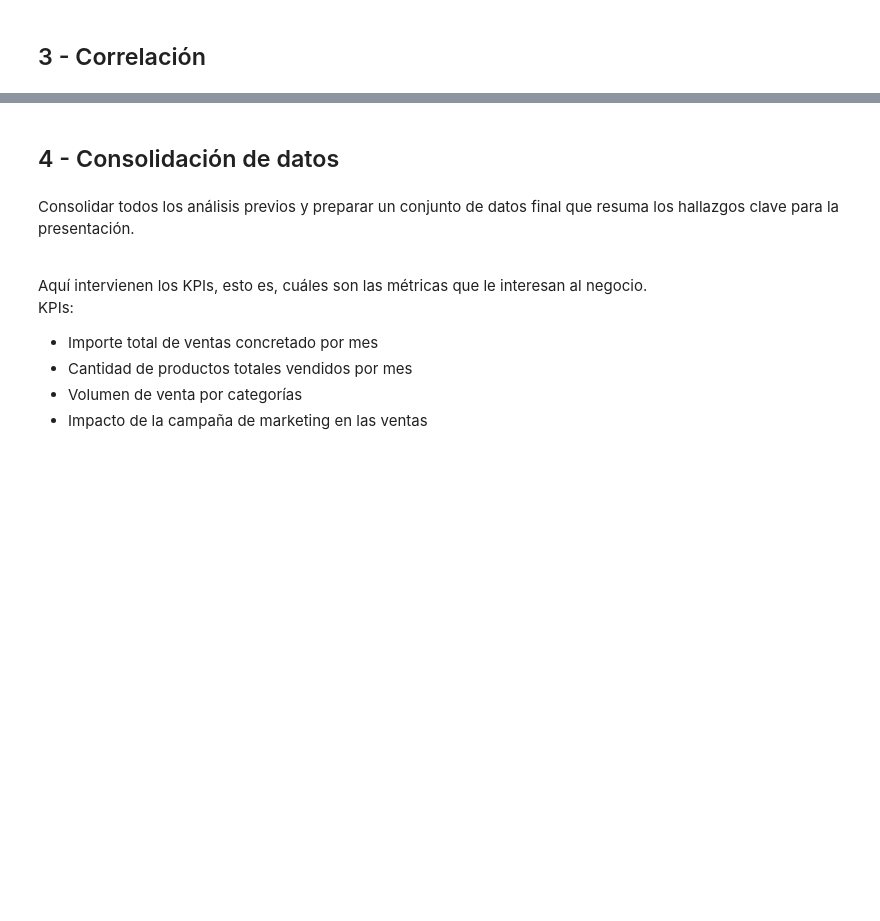
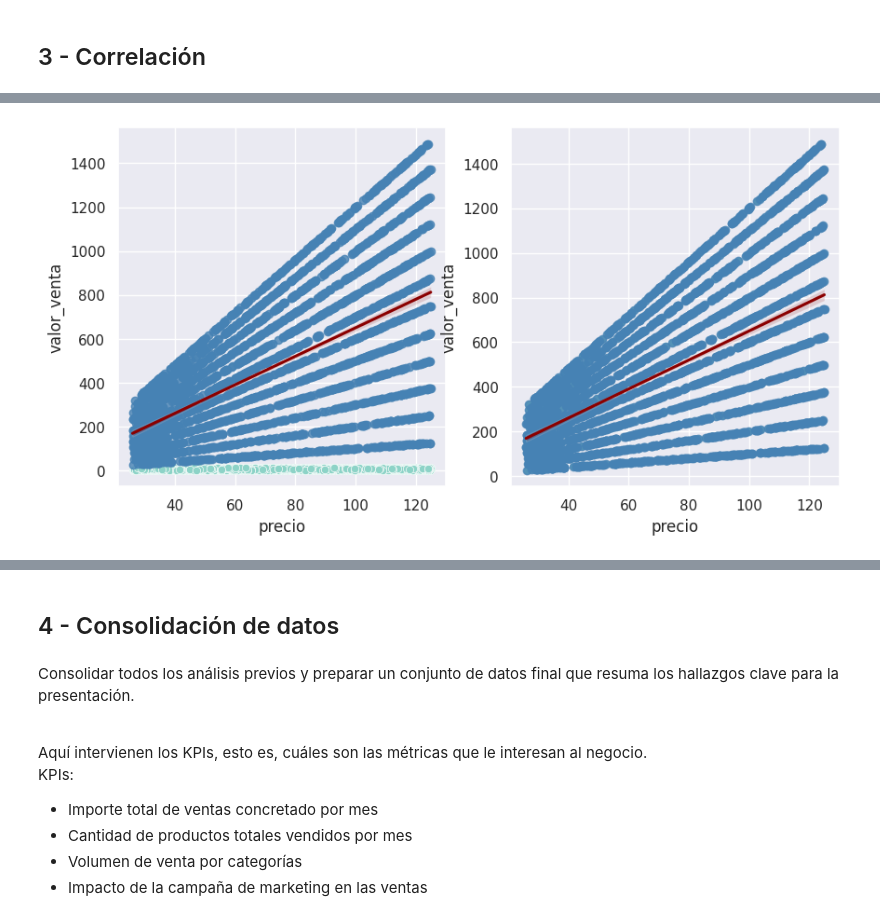
Before and after one commit to marianovanini/TT-2C2025-Data-Analitycs-Notebooks, a Jupyter notebook: EntregaFinal/Entrega_Final.ipynb, the cells around one changed output, grey strips where cells are left out. Drawn from its saved outputs; the diff is of its cells as text; code cells hidden in the pictures; blank space fills up the shorter version.

```diff
--- a/EntregaFinal/Entrega_Final.ipynb
+++ b/EntregaFinal/Entrega_Final.ipynb
@@ -519,31 +805,34 @@ print(correlacion)
 # %%
 # Representamos las variables en un scatterplot o gráfico de dispersión
 # Y agregamos una línea de tendencia
 
 plt.figure(figsize=(10,5))
 plt.subplot(1,2,1)
 sns.scatterplot(data=df_ventas, x="precio", y="cantidad")
 
+# agrega una linea de regresion
 sns.regplot(
     data=df_ventas,
     x="precio",
-    y="cantidad",
+    y="valor_venta",
     color="steelblue",
     line_kws={"color": "darkred", "label": "Recta de regresión"}
 )
 
 plt.subplot(1,2,2)
 sns.scatterplot(data=df_ventas, x="precio", y="valor_venta")
 sns.regplot(
     data=df_ventas,
     x="precio",
     y="valor_venta",
     color="steelblue",
     line_kws={"color": "darkred", "label": "Recta de regresión"}
 )
 
 
 plt.show()
+# %% [output]
+[figure, added]
 # %%
 # Creamos un mapa de calor para representar la matríz de correlación
 sns.heatmap(correlacion, annot=True, cmap="Blues") # cmap = Blues, Greens, rocket
```
Also changed, not shown: parts of 60 cells of this notebook.
